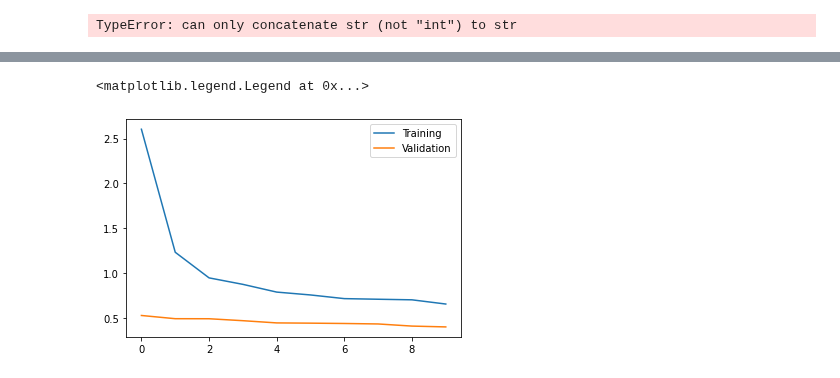
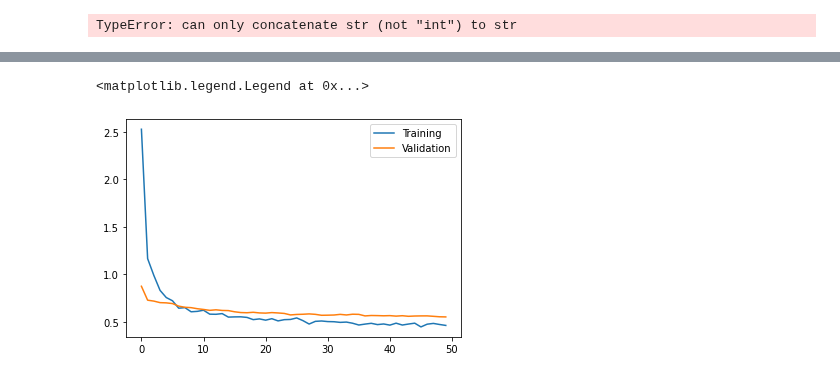
Before and after one commit to SimonFalk/beyondPianoRoll, a Jupyter notebook: flow.ipynb, the cells around one changed output, grey strips where cells are left out. Drawn from its saved outputs; the diff is of its cells as text; code cells hidden in the pictures.

Commit message:
threefold results

```diff
--- a/flow.ipynb
+++ b/flow.ipynb
@@ -28,6 +28,13 @@ from models.bock2013pret import get_model
 def fxn():
     warnings.warn("deprecated", DeprecationWarning)
 
+def wbce(y_true, y_pred):
+        y_pred = tf.keras.backend.clip(y_pred, 1e-7, 1-1e-7)
+        logits = tf.keras.backend.log(y_pred/(1-y_pred))
+        return tf.nn.weighted_cross_entropy_with_logits(
+            y_true, logits, W
+)
+
 SR = 44100
 FPS = 100
 CONTEXT = 7
@@ -53,7 +63,7 @@ ds
 | 47 | slurtest05_FK.wav | 52.437324 | FK | arpeggios | 0 | 0 |
 | 48 | slurtest09_IR1.wav | 32.800408 | IR | scales | 0 | 0 |
 # %%
-sel = [0,2,3,4,8, 21,34,24,42,26, 29,22,30,47,44]
+sel = [0,2,3,4,7,8, 20,21,34,24,42,26, 29,22,30,47,44,33]
 ds.iloc[sel]
 # %% [output]
 |  | filename | length (s) | player | category | vibrato | polyphony |
@@ -129,10 +146,3 @@ onset_vectors = [get_label_vector(sched, len(audio)/sr, FPS)
-# %%
-fuzzy_onsets = []
-for vec in onset_vectors:
-    center = vec*0.5
-    right = np.concatenate((vec[1:], [0]))*0.25
-    left = np.concatenate(([0], vec[:-1]))*0.25
-    fuzzy_onsets.append(center+right+left)
 # %%
 # Create data and normalize (X)
 mm_proc_frames = [preprocessor(fname) for fname in audio_fnames]
@@ -283,17 +299,17 @@ def compute_steps(idx, bs):
     return np.sum(steps_per_song)
 # %%
 # Hyperparameters and modes
-datasets = "full"
+datasets = "threefold"
 continue_run = False
-training_mode = 0 # REMEMBER TO CHANGE
-check_at_epoch = 1
+training_mode = "all" # REMEMBER TO CHANGE
+check_at_epoch = 5
 
 custom_model = False
 
-save = False # REMEMBER TO CHANGE
+save = True # REMEMBER TO CHANGE
  # REMEMBER TO CHANGE
-save_path = "results/cnn-training-220425/" # TODO - automatically
-n_epochs = 10 # REMEMBER TO CHANGE
+save_path = "results/cnn-training-230127a/" # TODO - automatically
+n_epochs = 50 # REMEMBER TO CHANGE
 learning_r = 0.001
 bs = 256
 steps_per_epoch = int(np.sum(np.array([len(f) for f in mm_proc_frames])[folds[0][0]]-2*CONTEXT-1)/bs)
@@ -583,9 +675,12 @@ Epoch 10/10
 # %%
-plt.plot(history.history['wbce'])
-plt.plot(history.history['val_wbce'])
+with open("results/cnn-training-230127a/fold_2_threefold-seq-50eps-lr0.0010-standard_history.pickle", "rb") as f:
+    history = pickle.load(f)
+
+plt.plot(history['wbce'])
+plt.plot(history['val_wbce'])
 plt.legend(["Training", "Validation"])
 # %% [output]
 <matplotlib.legend.Legend at 0x...>
-[figure, old version]
+[figure, new version]
 # %%
 TOL = 0.025
```
Also changed, not shown: parts of 14 cells of this notebook, 3 other files.
